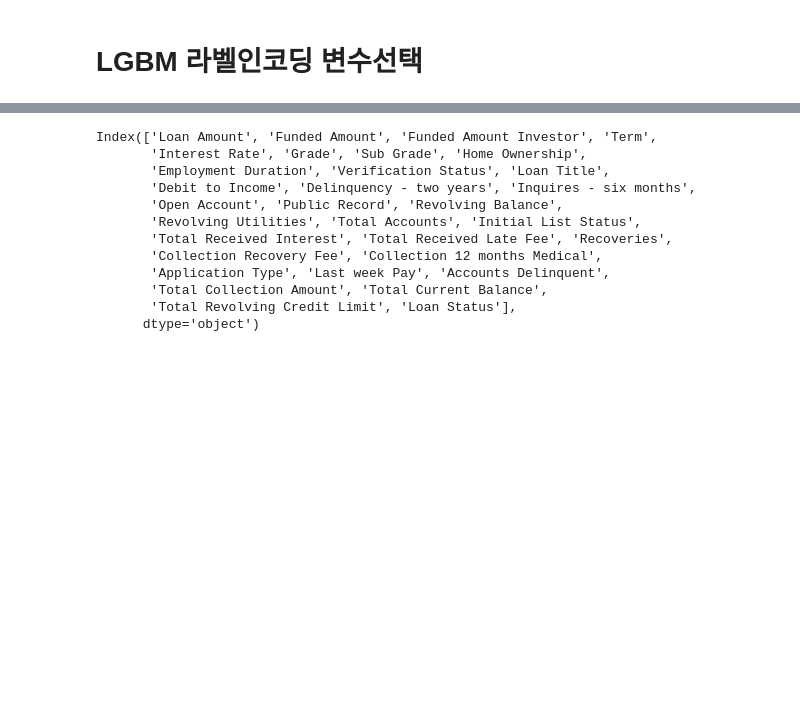
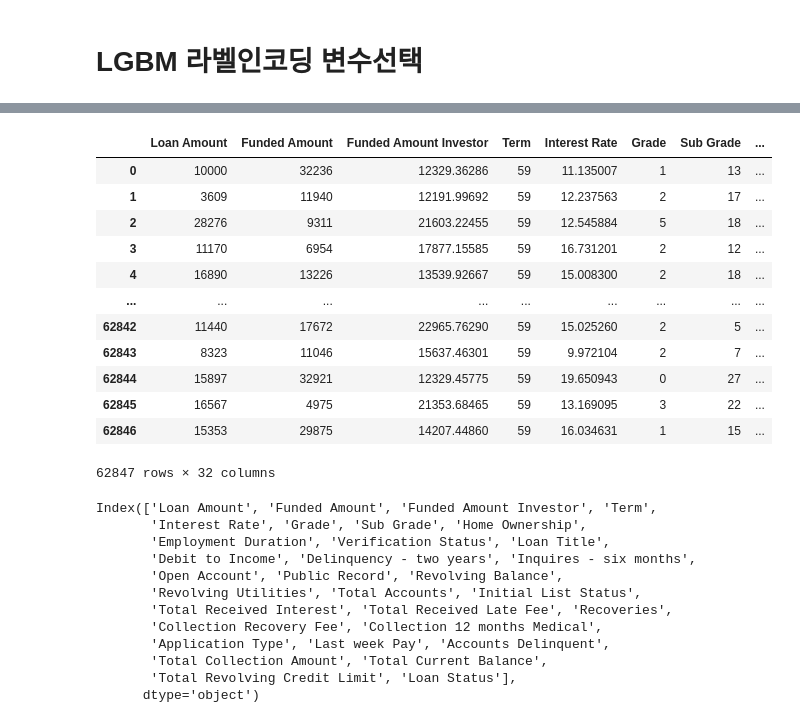
Before and after one commit to Atopiano/project_loan_predict_ML, a Jupyter notebook: 변수 선택/label_feature_Lgbm.ipynb, the cells around one changed output, grey strips where cells are left out. Cells and saved outputs as stored; diff of their text form; code cells hidden in the pictures; blank space fills up the shorter version.

```diff
--- a/변수 선택/label_feature_Lgbm.ipynb
+++ b/변수 선택/label_feature_Lgbm.ipynb
@@ -19,6 +29,22 @@ warnings.filterwarnings('ignore')
 # %%
 # train data set
 loan_train = pd.read_csv('../label_loan_train.csv')
+# %%
+loan_train
+# %% [output]
+|  | Loan Amount | Funded Amount | Funded Amount Investor | Term | Interest Rate | Grade | Sub Grade | ... |
+| 0 | 10000 | 32236 | 12329.36286 | 59 | 11.135007 | 1 | 13 | ... |
+| 1 | 3609 | 11940 | 12191.99692 | 59 | 12.237563 | 2 | 17 | ... |
+| 2 | 28276 | 9311 | 21603.22455 | 59 | 12.545884 | 5 | 18 | ... |
+| 3 | 11170 | 6954 | 17877.15585 | 59 | 16.731201 | 2 | 12 | ... |
+| 4 | 16890 | 13226 | 13539.92667 | 59 | 15.008300 | 2 | 18 | ... |
+| ... | ... | ... | ... | ... | ... | ... | ... | ... |
+| 62842 | 11440 | 17672 | 22965.76290 | 59 | 15.025260 | 2 | 5 | ... |
+| 62843 | 8323 | 11046 | 15637.46301 | 59 | 9.972104 | 2 | 7 | ... |
+| 62844 | 15897 | 32921 | 12329.45775 | 59 | 19.650943 | 0 | 27 | ... |
+| 62845 | 16567 | 4975 | 21353.68465 | 59 | 13.169095 | 3 | 22 | ... |
+| 62846 | 15353 | 29875 | 14207.44860 | 59 | 16.034631 | 1 | 15 | ... |
+62847 rows × 32 columns
 # %%
 # train data set의 컬럼 확인
 loan_train.columns
```
Also changed, not shown: parts of 13 cells of this notebook, 1 other file.
